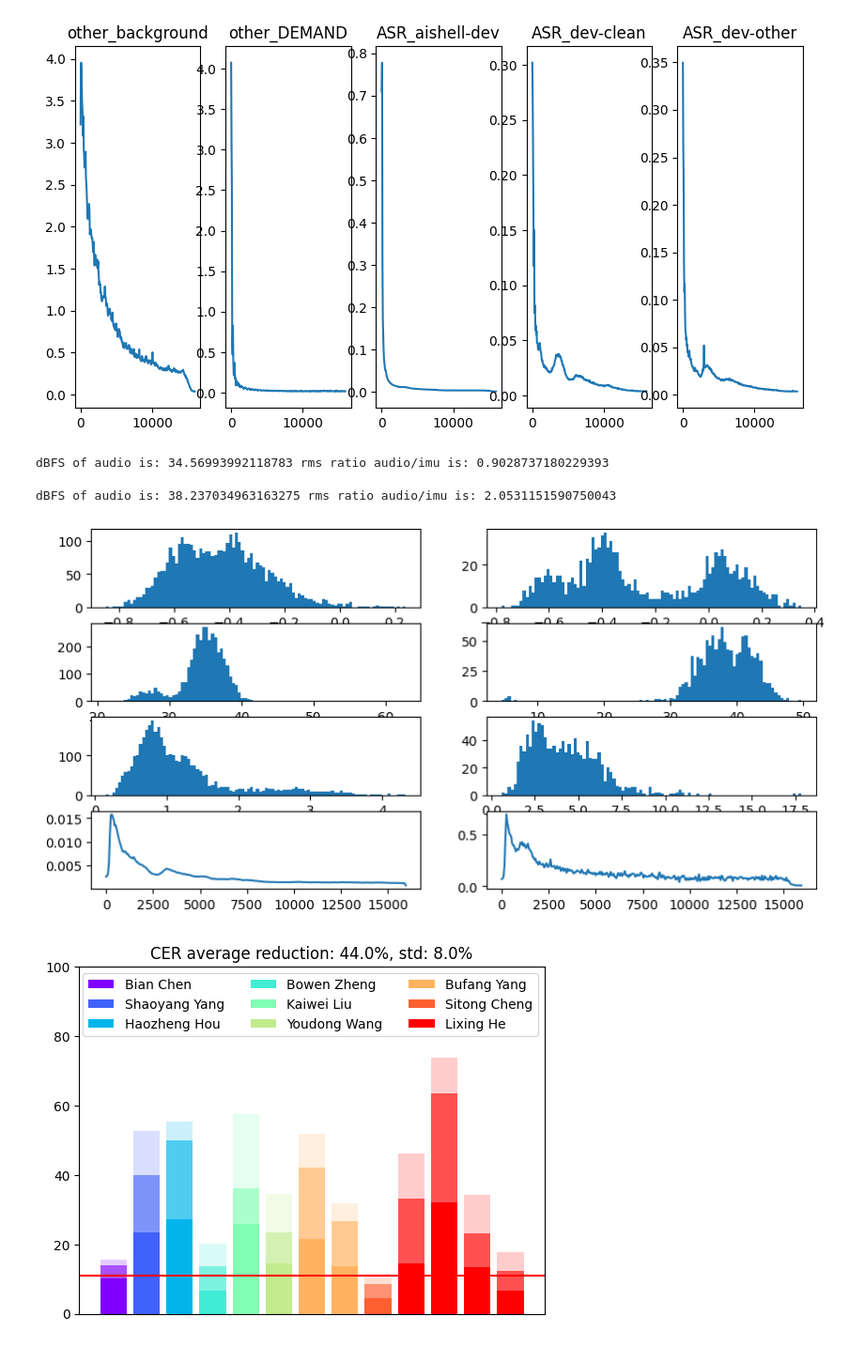
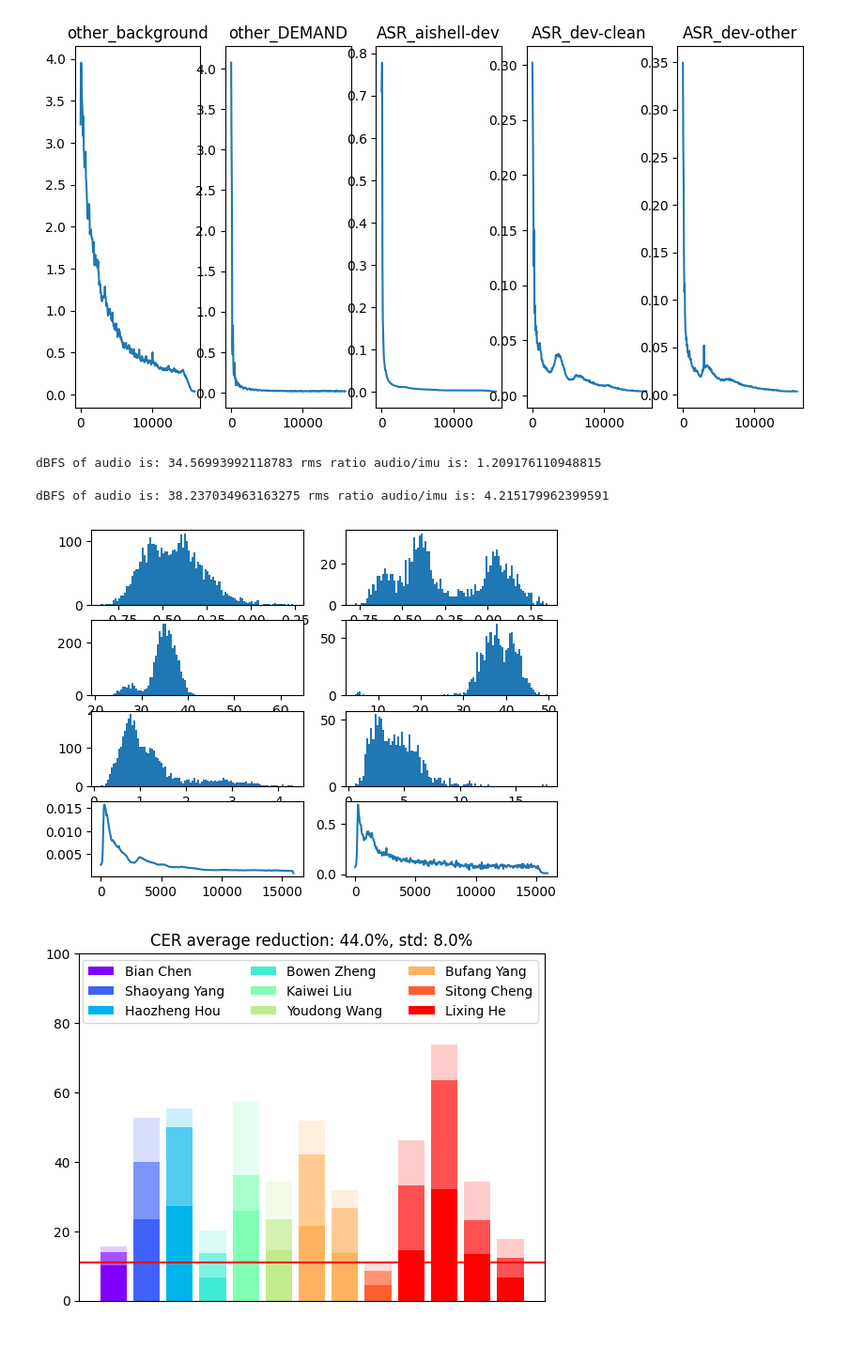
Before and after one commit to CUHK-AIoT-Sensing/Earable, a Jupyter notebook: vibvoice+/figure.ipynb, the cells around one changed output. Shown at 94% size. Cells and saved outputs as stored; diff of their text form; code cells hidden in the pictures.

```diff
--- a/vibvoice+/figure.ipynb
+++ b/vibvoice+/figure.ipynb
@@ -34,51 +34,53 @@ datasets = [
             'json/ABCS_dev.json',
             'json/V2S.json',
             ]
-fig, axs = plt.subplots(4, len(datasets), figsize=(10, 5))
+fig, axs = plt.subplots(4, len(datasets))
 fftfreq = np.arange(0, 16000, 16000/320)
 
 for i, data in enumerate(datasets):
     correlation = []
-    ratio = []
+    RMS = []
     dBFS = []
     files_all = json.load(open(data, 'r'))
     files = []
     if data == 'json/ABCS_dev.json':
         for key in files_all.keys():
             files += files_all[key]
     else:
         for key in files_all.keys():
             for section in files_all[key].keys():
                 files += files_all[key][section]
     fft = np.zeros((2, 320, ))
     for file in tqdm(files):
         recording, sr = librosa.load(file[0], sr=None, mono=False)
         recording = signal.filtfilt(b, a, recording)
         rms = np.sqrt(np.mean(recording**2, axis=-1))
         dBFS.append(np.log10(1 / rms) * 20)
-        ratio.append(rms)
+        RMS.append(rms)
         pearsonr = stats.pearsonr(recording[0], recording[1])[0]
         correlation.append(pearsonr)
         fft += np.abs(np.fft.fft(recording, n=640, axis=-1)[:, :320])
     fft /= len(files)
     axs[0, i].hist(correlation, bins=100)
     avg_dBFS = np.mean(dBFS, axis=0)
-    avg_ratio = np.mean(ratio, axis=0)
+    RMS = np.array(RMS)
     if data == 'json/ABCS_dev.json':
-        print('dBFS of audio is:', avg_dBFS[0], 'rms ratio audio/imu is:', avg_ratio[0]/avg_ratio[1])
+        rms_ratio = RMS[:, 0]/RMS[:, 1]
+        print('dBFS of audio is:', avg_dBFS[0], 'rms ratio audio/imu is:', np.mean(rms_ratio))
         axs[1, i].hist(np.array(dBFS)[:, 0], bins=100)
-        axs[2, i].hist(np.array(ratio)[:, 0]/np.array(ratio)[:, 1], bins=100)
+        axs[2, i].hist(rms_ratio, bins=100)
         axs[3, i].plot(fftfreq, fft[0])
     else:
-        print('dBFS of audio is:', avg_dBFS[1], 'rms ratio audio/imu is:', avg_ratio[1]/avg_ratio[0])
+        rms_ratio = RMS[:, 1]/RMS[:, 0]
+        print('dBFS of audio is:', avg_dBFS[1], 'rms ratio audio/imu is:', np.mean(rms_ratio))
         axs[1, i].hist(np.array(dBFS)[:, 1], bins=100)
-        axs[2, i].hist(np.array(ratio)[:, 1]/np.array(ratio)[:, 0], bins=100)
+        axs[2, i].hist(rms_ratio, bins=100)
         axs[3, i].plot(fftfreq, fft[1])
 plt.show()
 # %% [output]
-dBFS of audio is: 34.56993992118783 rms ratio audio/imu is: 0.9028737180229393
+dBFS of audio is: 34.56993992118783 rms ratio audio/imu is: 1.209176110948815
-dBFS of audio is: 38.237034963163275 rms ratio audio/imu is: 2.0531151590750043
+dBFS of audio is: 38.237034963163275 rms ratio audio/imu is: 4.215179962399591
-[figure, old version]
+[figure, new version]
 # %%
 def organize_dict(dictionary):
     new_dict = {}
```
Also changed, not shown: 18 other files.
